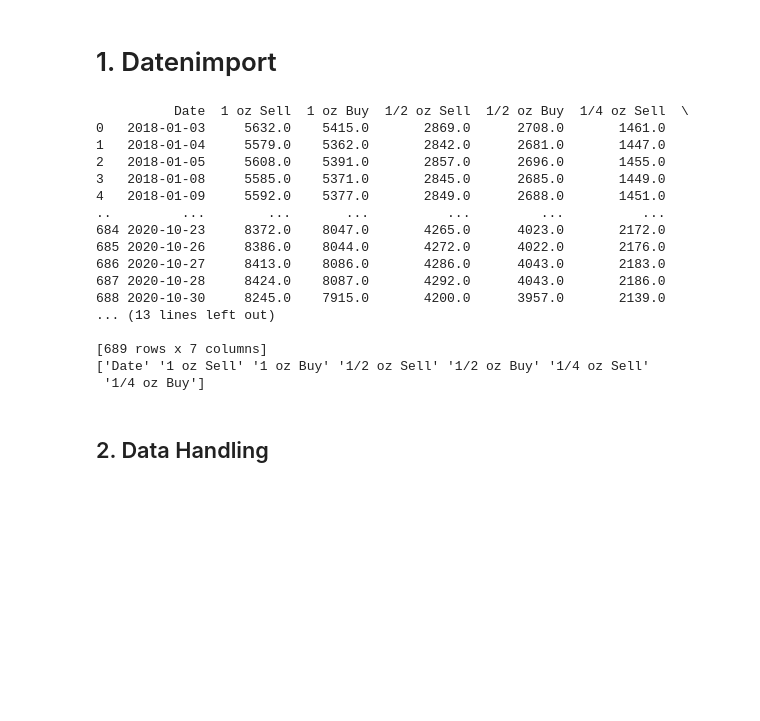
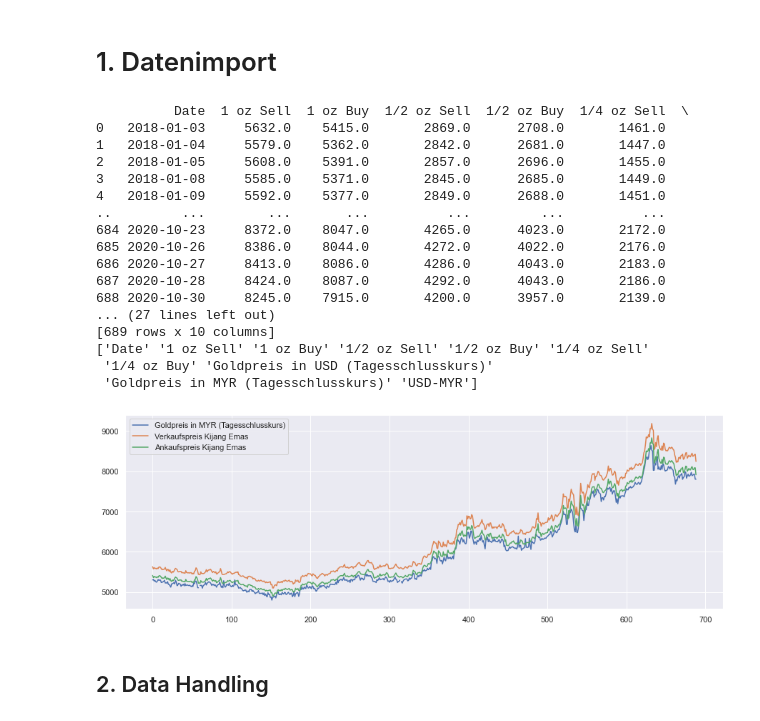
Before and after one commit to firdausizahra/Gruppe3_KijangEmas, a Jupyter notebook: LSTM.ipynb, the cells around one changed output. Drawn from its saved outputs; the diff is of its cells as text; code cells hidden in the pictures; blank space fills up the shorter version.

```diff
--- a/LSTM.ipynb
+++ b/LSTM.ipynb
@@ -3,6 +3,11 @@
 # %%
 import pandas as pd
 import csv
+import matplotlib.pyplot as plt
+import seaborn as sns
+import numpy as np
+import scipy as sc
+sns.set()
 
 df = pd.read_excel(r'C:\Users\Dennis\Documents\9.Semester\Seminar\Quelle.xlsx')
 print (df)
@@ -20,10 +25,19 @@ print(df.columns.ravel())
 686 2020-10-27     8413.0    8086.0       4286.0      4043.0       2183.0
 687 2020-10-28     8424.0    8087.0       4292.0      4043.0       2186.0
 688 2020-10-30     8245.0    7915.0       4200.0      3957.0       2139.0
-... (13 lines left out)
-
-[689 rows x 7 columns]
+... (27 lines left out)
+[689 rows x 10 columns]
 ['Date' '1 oz Sell' '1 oz Buy' '1/2 oz Sell' '1/2 oz Buy' '1/4 oz Sell'
- '1/4 oz Buy']
+ '1/4 oz Buy' 'Goldpreis in USD (Tagesschlusskurs)'
+ 'Goldpreis in MYR (Tagesschlusskurs)' 'USD-MYR']
+# %%
+fig, ax = plt.subplots(figsize = (15, 5))
+ax.plot(df["Goldpreis in MYR (Tagesschlusskurs)"], label = 'Goldpreis in MYR (Tagesschlusskurs)')
+ax.plot(df["1 oz Sell"], label = 'Verkaufspreis Kijang Emas')
+ax.plot(df["1 oz Buy"], label = 'Ankaufspreis Kijang Emas')
+plt.legend()
+plt.show()
+# %% [output]
+[figure, added]
 # %% [markdown]
  ## 2. Data Handling
```
Also changed, not shown: parts of 31 cells of this notebook, 1 other file.
